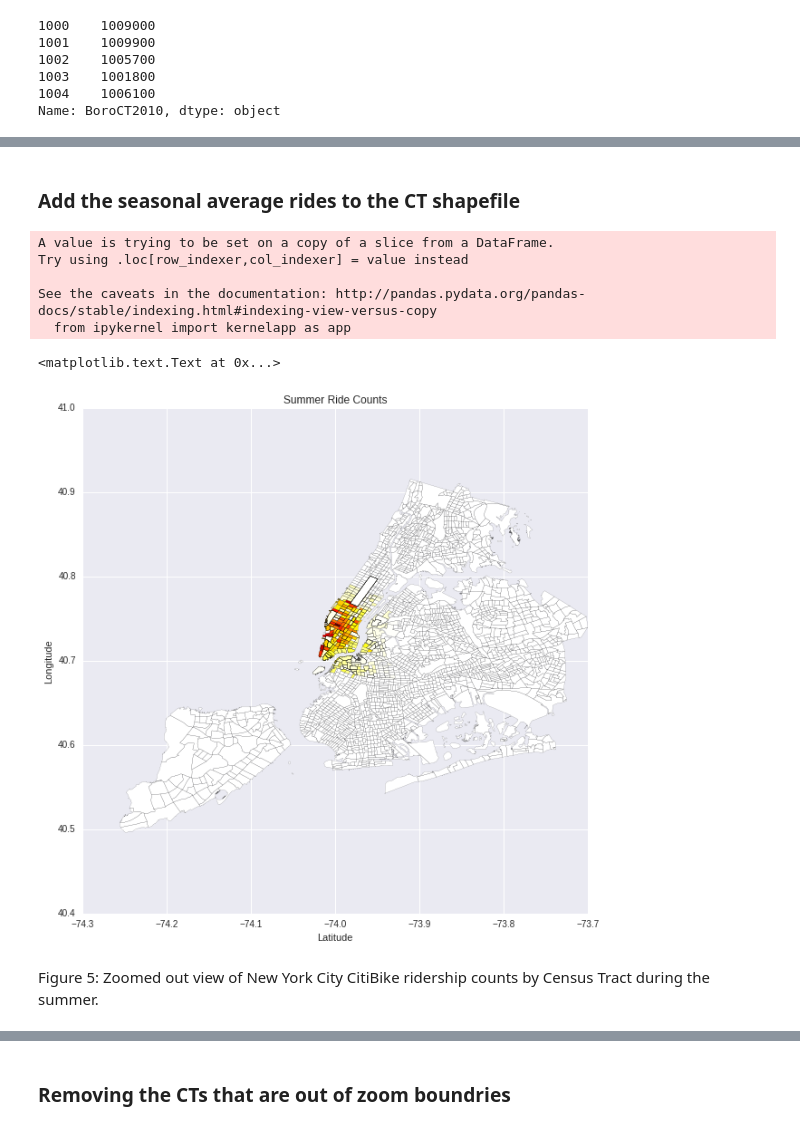
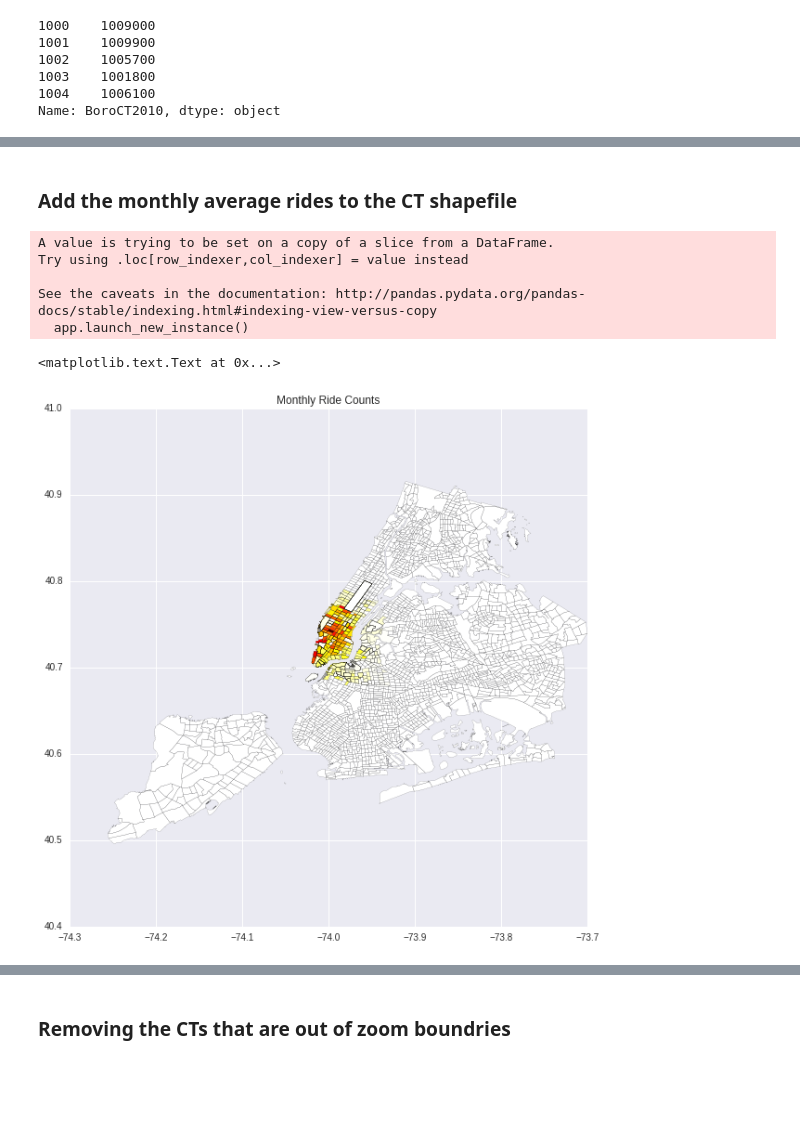
Before and after one commit to tashay/PUI2016_tg1478, a Jupyter notebook: HW10_tg1478/HW10_1_tg1478.ipynb, the cells around one changed output, grey strips where cells are left out. Saved outputs shown, nothing was run; the diff lists cells and outputs as text; code cells hidden in the pictures; blank space fills up the shorter version.

```diff
--- a/HW10_tg1478/HW10_1_tg1478.ipynb
+++ b/HW10_tg1478/HW10_1_tg1478.ipynb
@@ -218,4 +177 @@ df_bike_season.head()
-# %%
-station_id['Station_ID'] = station_id.index
-station_id = station_id.join(df_bike_season, lsuffix = 'Station_ID')
 # %% [markdown]
@@ -235,25 +191,22 @@ station_id.head()
 # %% [markdown]
-### Add the seasonal average rides to the CT shapefile
+### Add the monthly average rides to the CT shapefile
 # %%
-temp = station_id[['Summer','Winter']]
-temp['station_id'] = station_id.index
-temp.index = station_id['BoroCT2010']
-ct_shape_season = ct_shape.join(temp)
-ct_shape_season.fillna(0,inplace=True)
+# use the
+temp=station_id[['MonthlyAve']]
+temp['station_id']=station_id.index
+temp.index=station_id['BoroCT2010']
+ct_shape_MonthlyAve=ct_shape.join(temp)
+ct_shape_MonthlyAve.fillna(0,inplace=True)
 # %% [output]
 A value is trying to be set on a copy of a slice from a DataFrame.
 Try using .loc[row_indexer,col_indexer] = value instead
 
 See the caveats in the documentation: http://pandas.pydata.org/pandas-docs/stable/indexing.html#indexing-view-versus-copy
-  from ipykernel import kernelapp as app
+  app.launch_new_instance()
 # %%
 f, ax = plt.subplots(figsize=(10,10))
-ct_shape_season.plot(column='Summer',colormap='hot_r',alpha=1,linewidth=0.1,ax=ax)
-plt.title("Summer Ride Counts")
-plt.xlabel('Latitude')
-plt.ylabel('Longitude')
+ct_shape_MonthlyAve.plot(column='MonthlyAve',colormap='hot_r',alpha=1,linewidth=0.1,ax=ax)
+plt.title("Monthly Ride Counts")
 # %% [output]
 <matplotlib.text.Text at 0x...>
-[figure, old version]
+[figure, new version]
-# %% [markdown]
-Figure 5: Zoomed out view of New York City CitiBike ridership counts by Census Tract during the summer.
```
Also changed, not shown: parts of 69 cells of this notebook, 1 other file.
